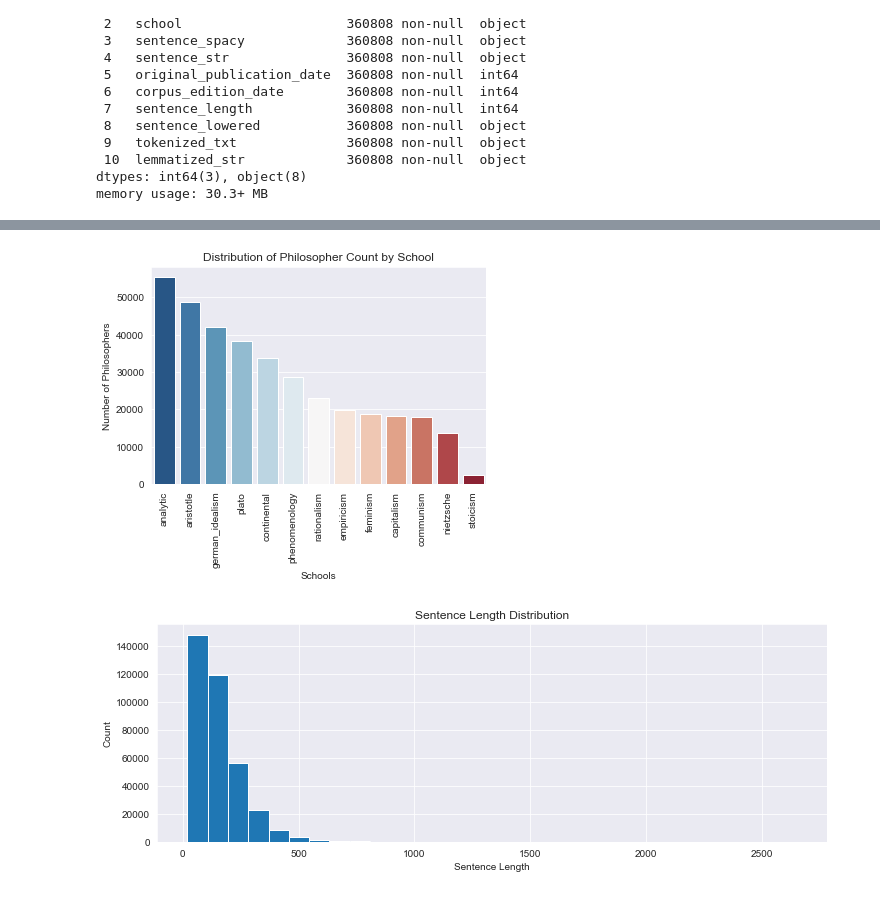
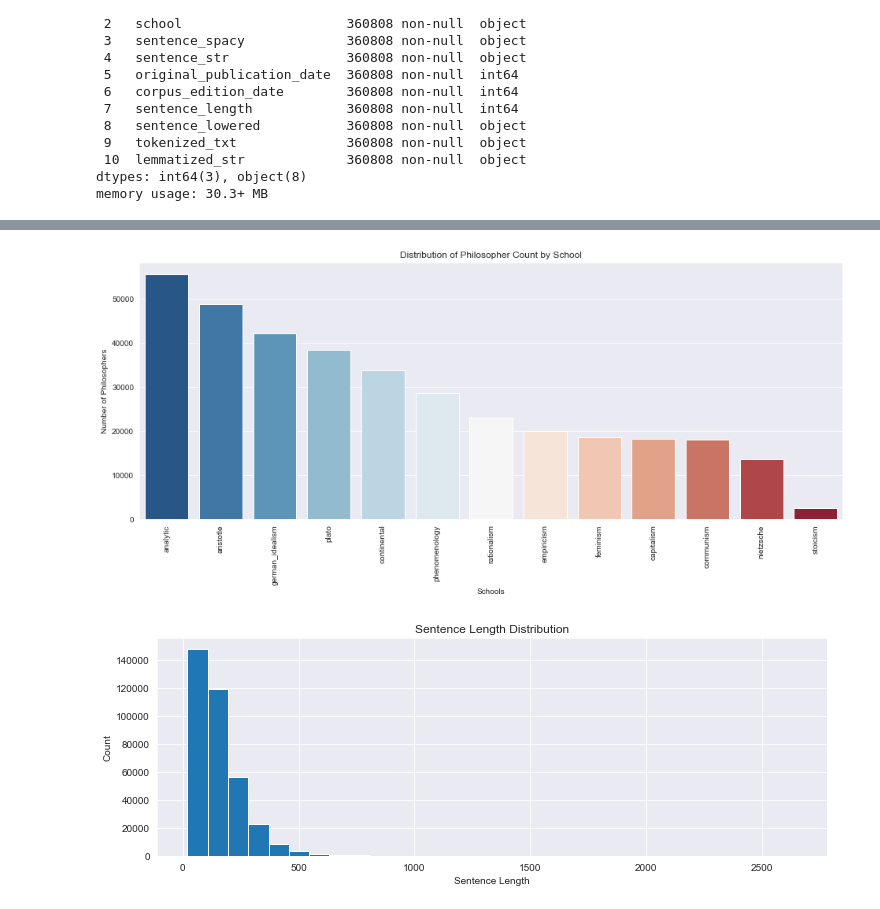
Before and after one commit to Enzoherewj/Philosophical-texts-data-analysis, a Jupyter notebook: doc/project_1.ipynb, the cells around one changed output, grey strips where cells are left out. Drawn from its saved outputs; the diff is of its cells as text; code cells hidden in the pictures.

```diff
--- a/doc/project_1.ipynb
+++ b/doc/project_1.ipynb
@@ -99,21 +98,22 @@ plt.show()
 # %%
 
 # Group the data by school and count the number of philosophers per school
+plt.figure(figsize=(16,6))
 philosopher_count = df.groupby('school')['school'].count().reset_index(name='counts')
 
 # Sort the philosopher_count dataframe in descending order of count
 philosopher_count = philosopher_count.sort_values(by='counts', ascending=False)
 
 # Plot the distribution of philosopher count by school
 sns.set_style("darkgrid")
 sns.barplot(x='school', y='counts', data=philosopher_count, palette="RdBu_r")
 plt.xticks(rotation=90)
 plt.xlabel('Schools')
 plt.ylabel('Number of Philosophers')
 plt.title('Distribution of Philosopher Count by School')
 plt.show()
 # %% [output]
-[figure, old version]
+[figure, new version]
 # %%
 # Plot the distribution of sentence length
 df.sentence_length.plot(kind='hist', figsize=(12,4), title='Sentence Length Distribution', bins = 30)
```
Also changed, not shown: parts of 16 cells of this notebook, 11 other files.
